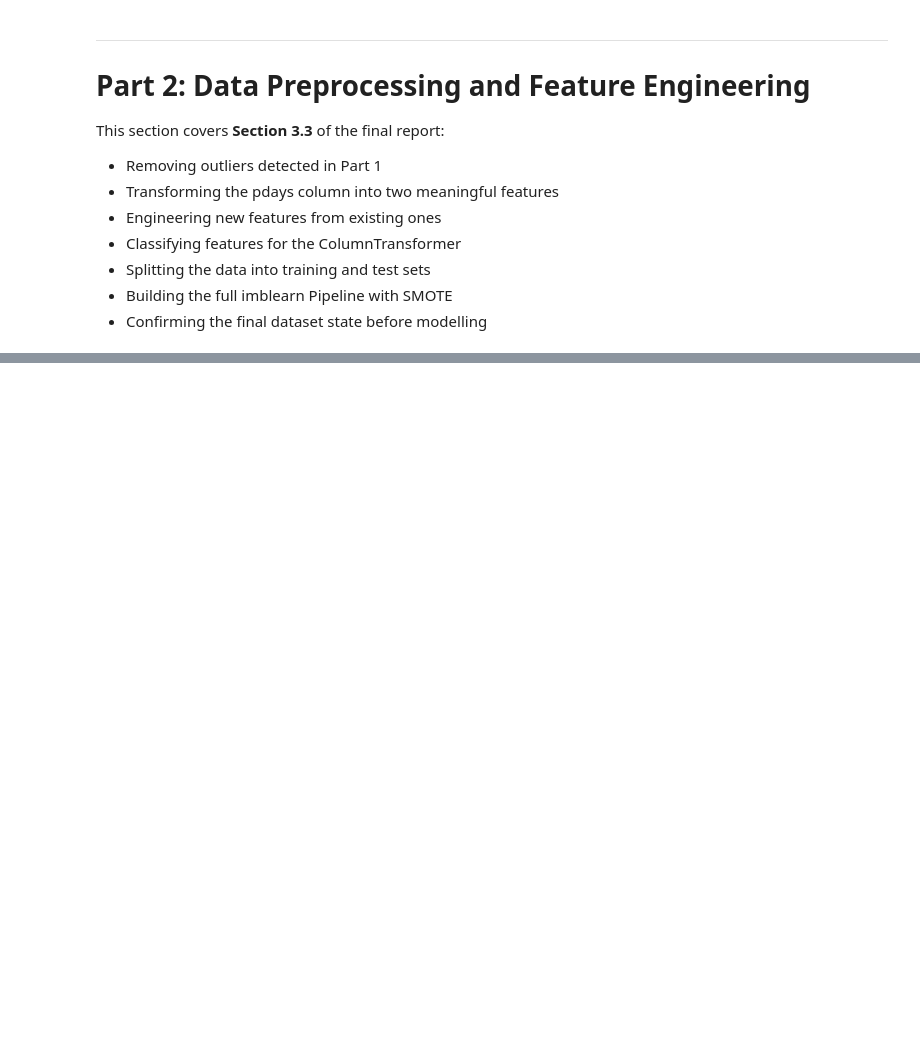
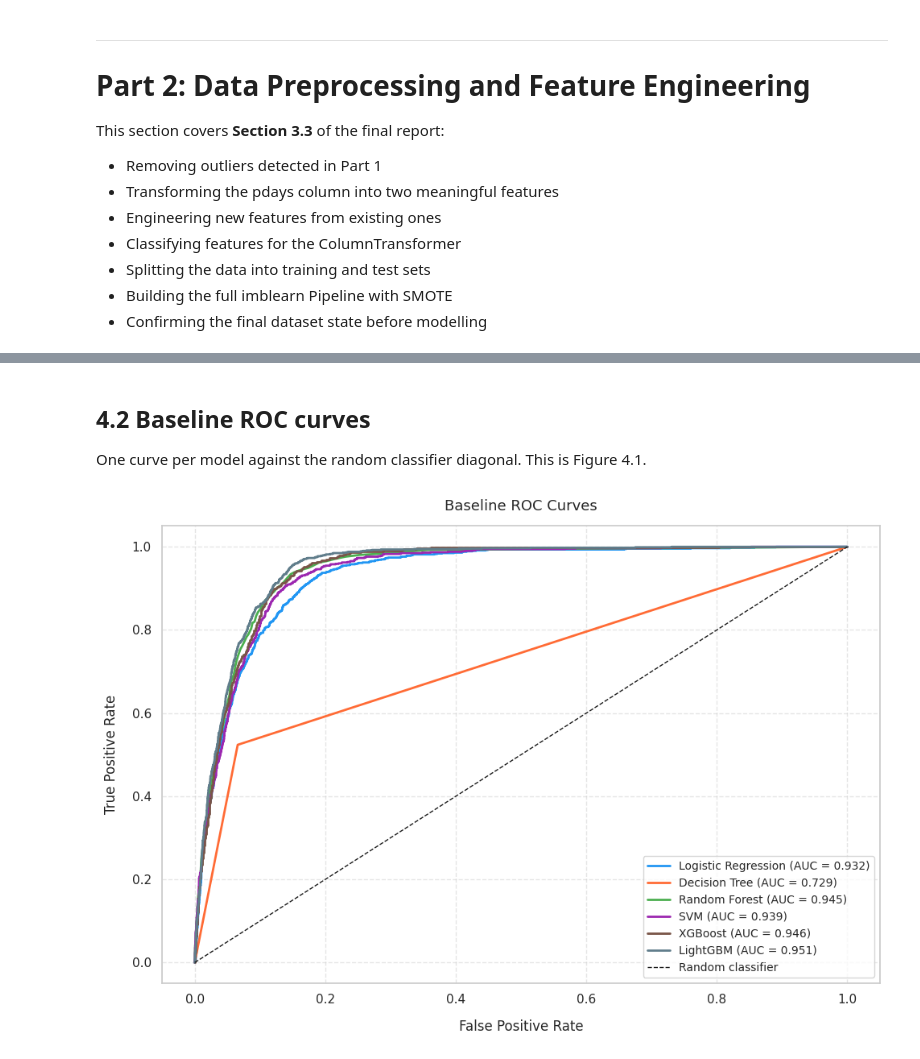
Before and after one commit to Nkengfack/Bank_marketing_ml_Classifications, a Jupyter notebook: bank_marketing_ML_perfomance.ipynb, the cells around one changed output, grey strips where cells are left out. Cells and saved outputs as stored; diff of their text form; code cells hidden in the pictures; blank space fills up the shorter version.

Commit message:
Delete the outlier code, make overall changes to markdown, and renew the processing pipeline

```diff
--- a/bank_marketing_ML_perfomance.ipynb
+++ b/bank_marketing_ML_perfomance.ipynb
@@ -1183,0 +783,7 @@ print('\n')
+# %%
+X_train, X_test, y_train, y_test = train_test_split(
+    X, y, test_size=0.2, stratify=y, random_state=42
+)
+
+print(f'Training: {len(X_train):,} rows, {y_train.mean()*100:.1f}% positive')
+print(f'Test:     {len(X_test):,} rows, {y_test.mean()*100:.1f}% positive')
@@ -1183,0 +801,16 @@ print('\n')
+# %%
+preprocessor = ColumnTransformer([
+    ('num', RobustScaler(), num_cols),
+    ('ord', OrdinalEncoder(categories=[education_order],
+                           handle_unknown='use_encoded_value',
+                           unknown_value=-1), ord_cols),
+    ('nom', OneHotEncoder(handle_unknown='ignore', sparse_output=False),
+     nom_cols)
+])
+
+pipeline = Pipeline([
+    ('prep', preprocessor),
+    ('model', LogisticRegression())   # placeholder, replaced per model
+])
+
+print(pipeline)
@@ -1183,0 +905,27 @@ print('\n')
+# %% [markdown]
+## 4.2 Baseline ROC curves
+
+One curve per model against the random classifier diagonal. This is
+Figure 4.1.
+# %%
+fig, ax = plt.subplots(figsize=(10, 7))
+colours = ['#2196F3', '#FF6B35', '#4CAF50', '#9C27B0', '#795548', '#607D8B']
+
+for (name, proba), colour in zip(probas.items(), colours):
+    fpr, tpr, _ = roc_curve(y_test, proba)
+    auc = roc_auc_score(y_test, proba)
+    ax.plot(fpr, tpr, color=colour, linewidth=2,
+            label=f'{name} (AUC = {auc:.3f})')
+
+ax.plot([0, 1], [0, 1], 'k--', linewidth=1, label='Random classifier')
+
+plt.title('Baseline ROC Curves', pad=14, fontsize=13)
+plt.xlabel('False Positive Rate', labelpad=12)
+plt.ylabel('True Positive Rate', labelpad=12)
+plt.legend(loc='lower right', fontsize=10)
+plt.grid(linestyle='--', alpha=0.5)
+plt.tight_layout()
+plt.savefig('fig_4_1_baseline_roc.png', dpi=300)
+plt.show()
+# %% [output]
+[figure, added]
```
Also changed, not shown: parts of 42 cells of this notebook.
